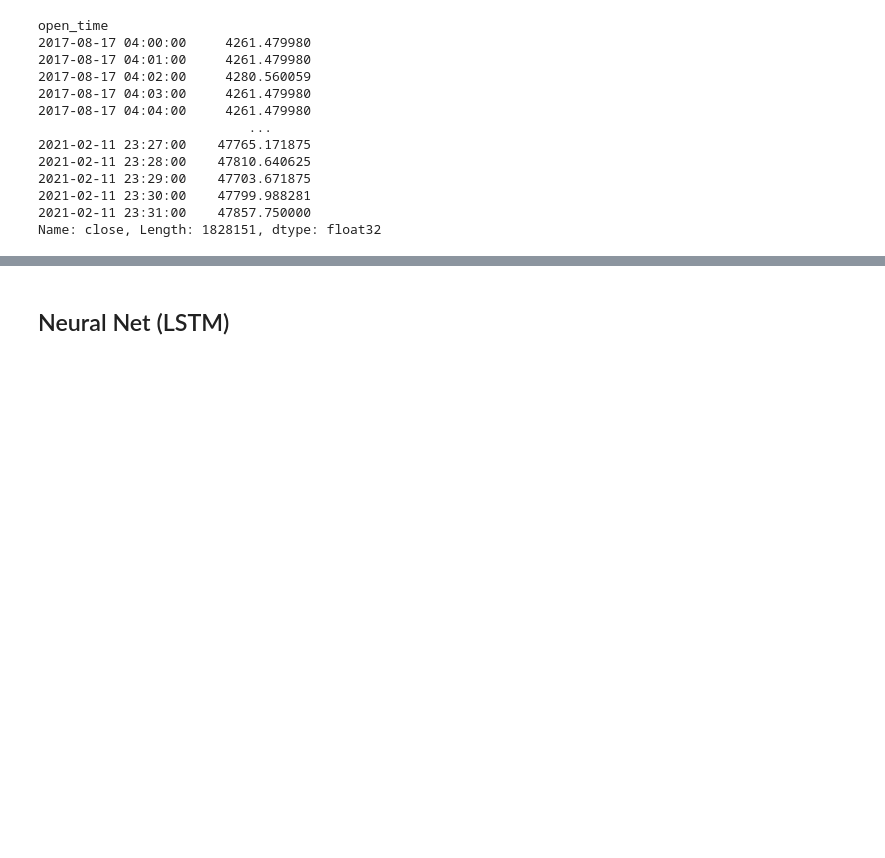
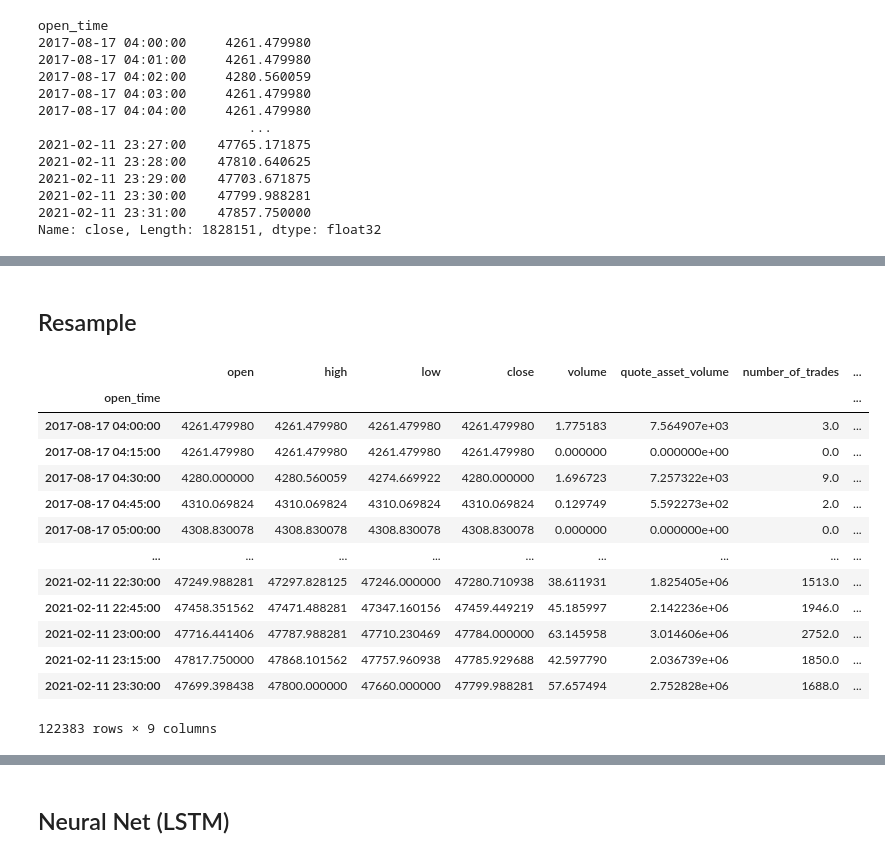
Before and after one commit to Jeffrey-shipping-it/Crypto-time-series, a Jupyter notebook: notebooks/modelling.ipynb, the cells around one changed output, grey strips where cells are left out. Cells and saved outputs as stored; diff of their text form; code cells hidden in the pictures; blank space fills up the shorter version.

```diff
--- a/notebooks/modelling.ipynb
+++ b/notebooks/modelling.ipynb
@@ -65,0 +72,19 @@ plot_ts(BNB['close'], plot_ma=True, plot_intervals=True, window=30, figsize=(15,
+# %% [markdown]
+## Resample
+# %%
+BTC.asfreq('15T')
+# %% [output]
+|  | open | high | low | close | volume | quote_asset_volume | number_of_trades | ... |
+| open_time |  |  |  |  |  |  |  | ... |
+| 2017-08-17 04:00:00 | 4261.479980 | 4261.479980 | 4261.479980 | 4261.479980 | 1.775183 | 7.564907e+03 | 3.0 | ... |
+| 2017-08-17 04:15:00 | 4261.479980 | 4261.479980 | 4261.479980 | 4261.479980 | 0.000000 | 0.000000e+00 | 0.0 | ... |
+| 2017-08-17 04:30:00 | 4280.000000 | 4280.560059 | 4274.669922 | 4280.000000 | 1.696723 | 7.257322e+03 | 9.0 | ... |
+| 2017-08-17 04:45:00 | 4310.069824 | 4310.069824 | 4310.069824 | 4310.069824 | 0.129749 | 5.592273e+02 | 2.0 | ... |
+| 2017-08-17 05:00:00 | 4308.830078 | 4308.830078 | 4308.830078 | 4308.830078 | 0.000000 | 0.000000e+00 | 0.0 | ... |
+| ... | ... | ... | ... | ... | ... | ... | ... | ... |
+| 2021-02-11 22:30:00 | 47249.988281 | 47297.828125 | 47246.000000 | 47280.710938 | 38.611931 | 1.825405e+06 | 1513.0 | ... |
+| 2021-02-11 22:45:00 | 47458.351562 | 47471.488281 | 47347.160156 | 47459.449219 | 45.185997 | 2.142236e+06 | 1946.0 | ... |
+| 2021-02-11 23:00:00 | 47716.441406 | 47787.988281 | 47710.230469 | 47784.000000 | 63.145958 | 3.014606e+06 | 2752.0 | ... |
+| 2021-02-11 23:15:00 | 47817.750000 | 47868.101562 | 47757.960938 | 47785.929688 | 42.597790 | 2.036739e+06 | 1850.0 | ... |
+| 2021-02-11 23:30:00 | 47699.398438 | 47800.000000 | 47660.000000 | 47799.988281 | 57.657494 | 2.752828e+06 | 1688.0 | ... |
+122383 rows × 9 columns
```
Also changed, not shown: parts of 20 cells of this notebook, 2 other files.
